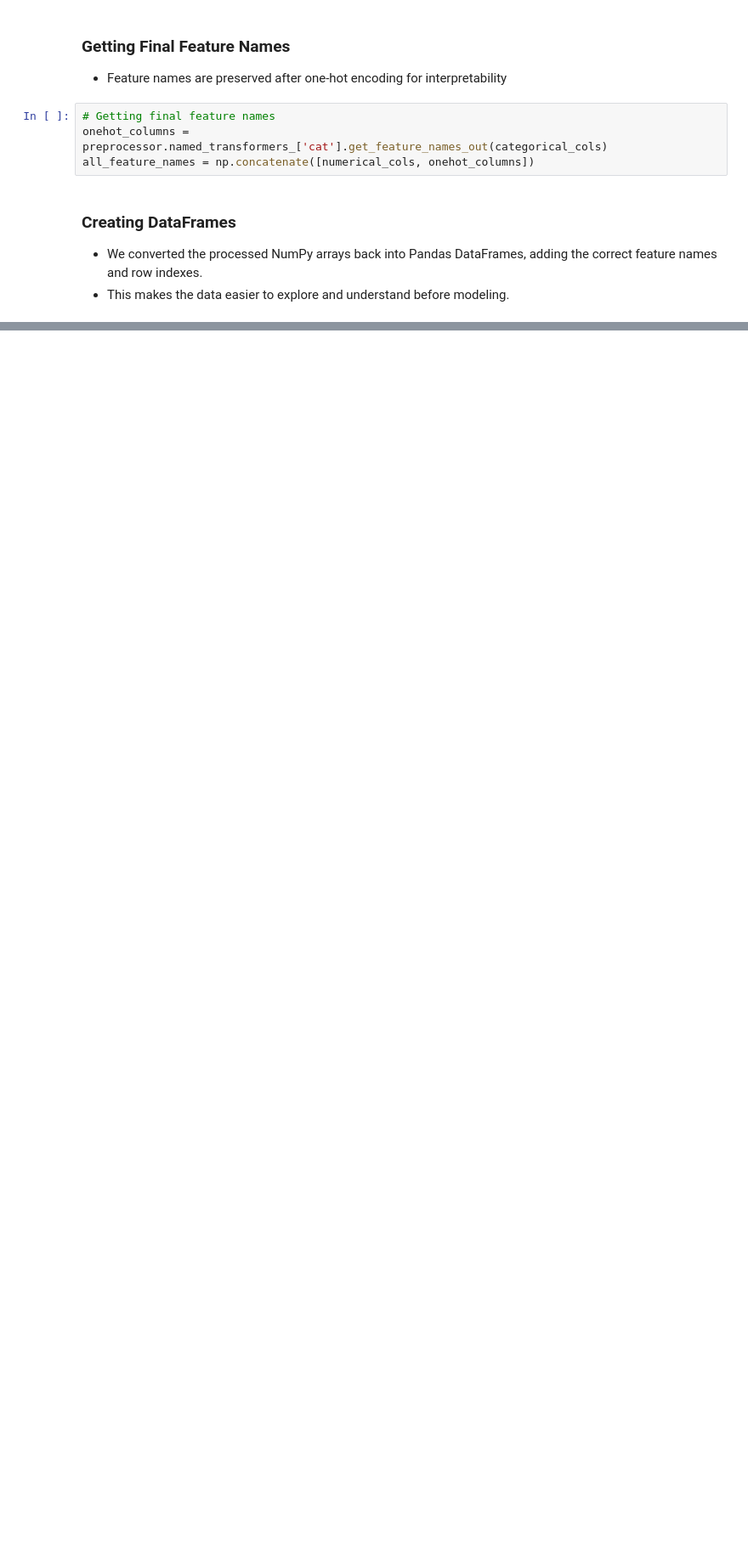
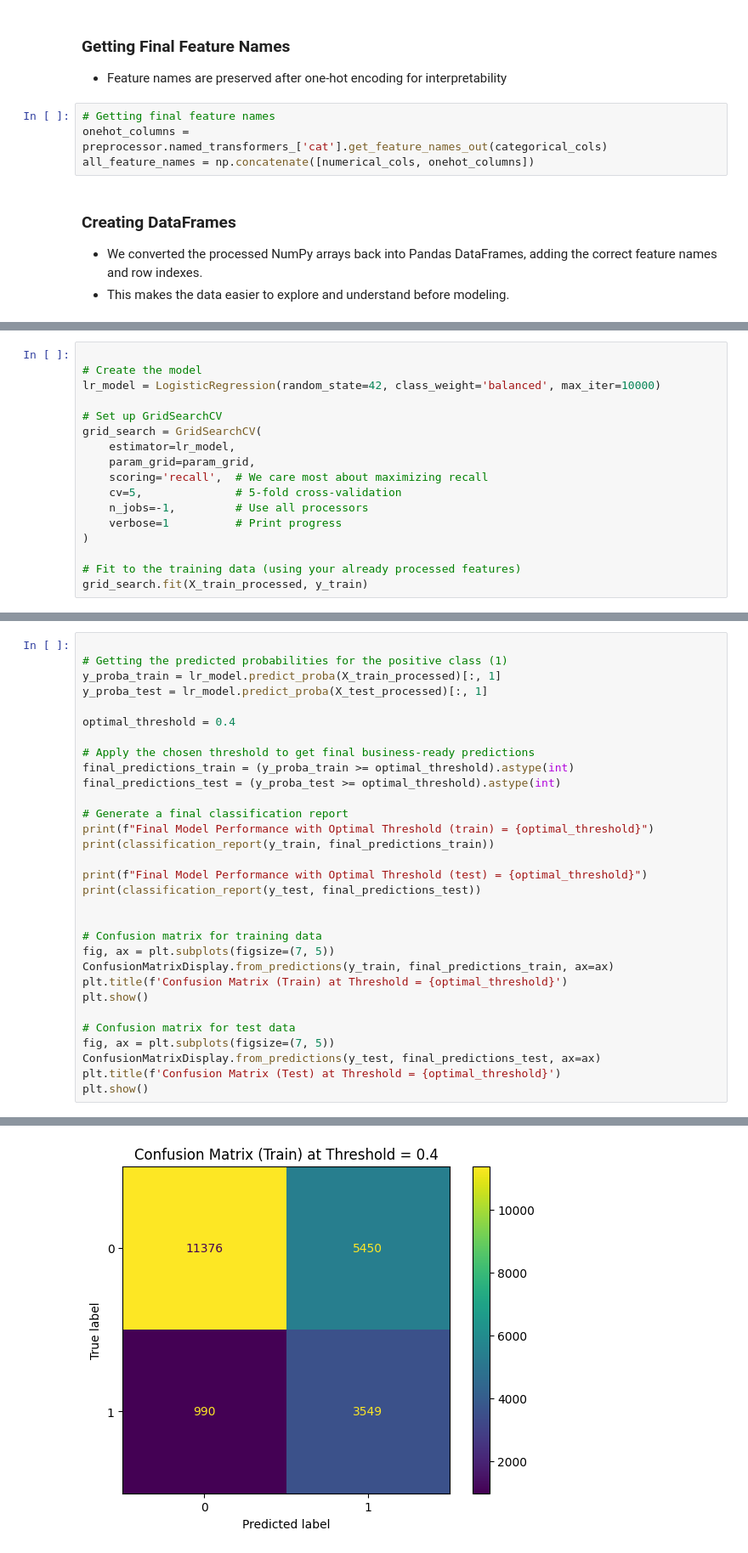
Before and after one commit to patsi-dev/Phase-3-Project, a Jupyter notebook: index.ipynb, the cells around one changed output, grey strips where cells are left out. Shown at 85% size. Cells and saved outputs as stored; diff of their text form; blank space fills up the shorter version.

```diff
--- a/index.ipynb
+++ b/index.ipynb
@@ -1029,0 +1066,17 @@ tree.plot_tree(criterion_gini.fit(X_train_processed_df, y_train))
+# %%
+
+# Create the model
+lr_model = LogisticRegression(random_state=42, class_weight='balanced', max_iter=10000)
+
+# Set up GridSearchCV
+grid_search = GridSearchCV(
+    estimator=lr_model,
+    param_grid=param_grid,
+    scoring='recall',  # We care most about maximizing recall
+    cv=5,              # 5-fold cross-validation
+    n_jobs=-1,         # Use all processors
+    verbose=1          # Print progress
+)
+
+# Fit to the training data (using your already processed features)
+grid_search.fit(X_train_processed, y_train)
@@ -1029,0 +1233,32 @@ tree.plot_tree(criterion_gini.fit(X_train_processed_df, y_train))
+# %%
+
+# Getting the predicted probabilities for the positive class (1)
+y_proba_train = lr_model.predict_proba(X_train_processed)[:, 1]
+y_proba_test = lr_model.predict_proba(X_test_processed)[:, 1]
+
+optimal_threshold = 0.4
+
+# Apply the chosen threshold to get final business-ready predictions
+final_predictions_train = (y_proba_train >= optimal_threshold).astype(int)
+final_predictions_test = (y_proba_test >= optimal_threshold).astype(int)
+
+# Generate a final classification report
+print(f"Final Model Performance with Optimal Threshold (train) = {optimal_threshold}")
+print(classification_report(y_train, final_predictions_train))
+
+print(f"Final Model Performance with Optimal Threshold (test) = {optimal_threshold}")
+print(classification_report(y_test, final_predictions_test))
+
+
+# Confusion matrix for training data
+fig, ax = plt.subplots(figsize=(7, 5))
+ConfusionMatrixDisplay.from_predictions(y_train, final_predictions_train, ax=ax)
+plt.title(f'Confusion Matrix (Train) at Threshold = {optimal_threshold}')
+plt.show()
+
+# Confusion matrix for test data
+fig, ax = plt.subplots(figsize=(7, 5))
+ConfusionMatrixDisplay.from_predictions(y_test, final_predictions_test, ax=ax)
+plt.title(f'Confusion Matrix (Test) at Threshold = {optimal_threshold}')
+plt.show()
+# %% [output]
@@ -1029,0 +1284 @@ tree.plot_tree(criterion_gini.fit(X_train_processed_df, y_train))
+[figure, added]
```
Also changed, not shown: parts of 99 cells of this notebook.
